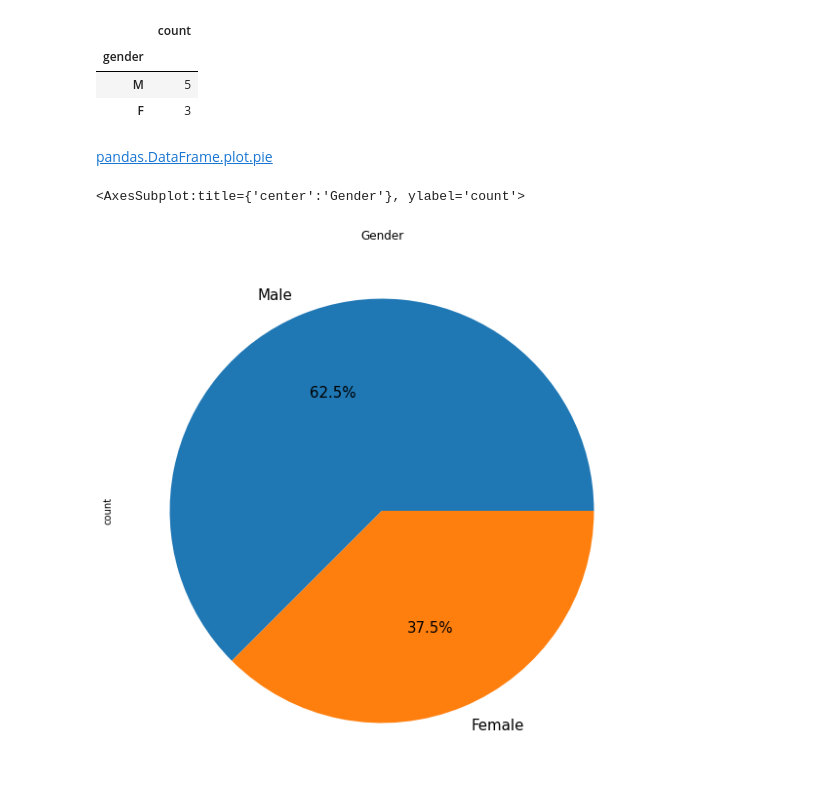
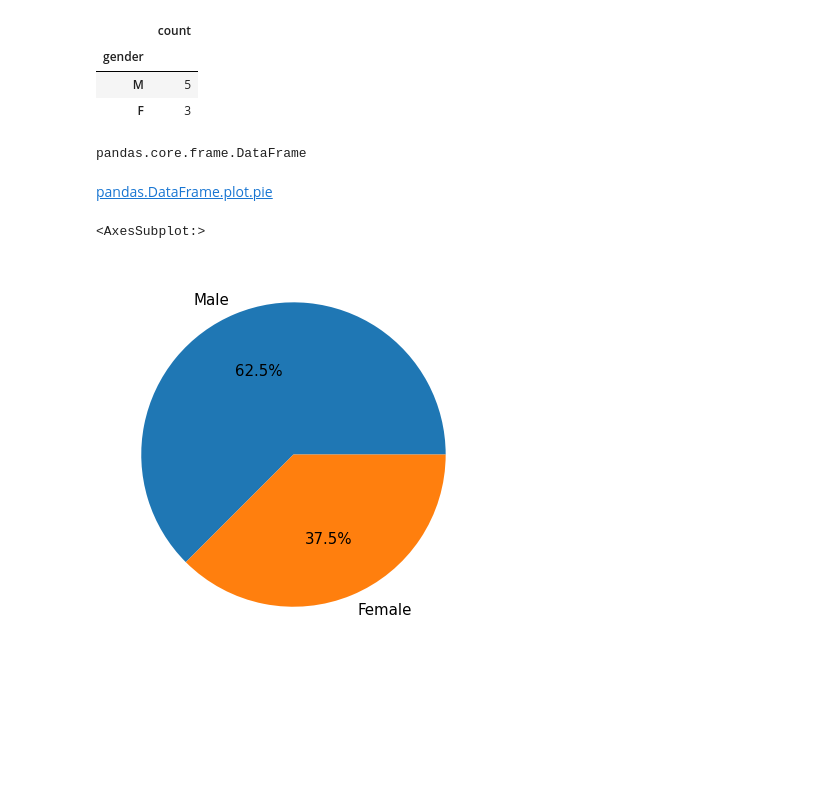
Before and after one commit to ryndovaira-org/data_science_lectures, a Jupyter notebook: 2_data_engineering/4_MySQL.ipynb, the cells around one changed output. Saved outputs shown, nothing was run; the diff lists cells and outputs as text; code cells hidden in the pictures; blank space fills up the shorter version.

```diff
--- a/2_data_engineering/4_MySQL.ipynb
+++ b/2_data_engineering/4_MySQL.ipynb
@@ -137,12 +145,22 @@ employees_gender_df
 | gender |  |
 | M | 5 |
 | F | 3 |
+# %%
+type(employees_df)
+# %% [output]
+pandas.core.frame.DataFrame
 # %% [markdown]
 [pandas.DataFrame.plot.pie](https://pandas.pydata.org/pandas-docs/stable/reference/api/pandas.DataFrame.plot.pie.html)
 # %%
-employees_gender_df.plot.pie(y='count', figsize=(10, 10), fontsize=15, legend=False, autopct='%1.1f%%', title="Gender", labels=['Male', 'Female'])
+employees_gender_df.plot.pie(y='count',
+                             ylabel='',
+                             figsize=(7, 7),
+                             fontsize=15,
+                             legend=False,
+                             autopct='%1.1f%%',
+                             labels=['Male', 'Female'])
 # %% [output]
-<AxesSubplot:title={'center':'Gender'}, ylabel='count'>
+<AxesSubplot:>
-[figure, old version]
+[figure, new version]
 # %%
 employees_groupby_gender = employees_df.groupby(['gender']).count()['id']
```
Also changed, not shown: parts of 22 cells of this notebook.
